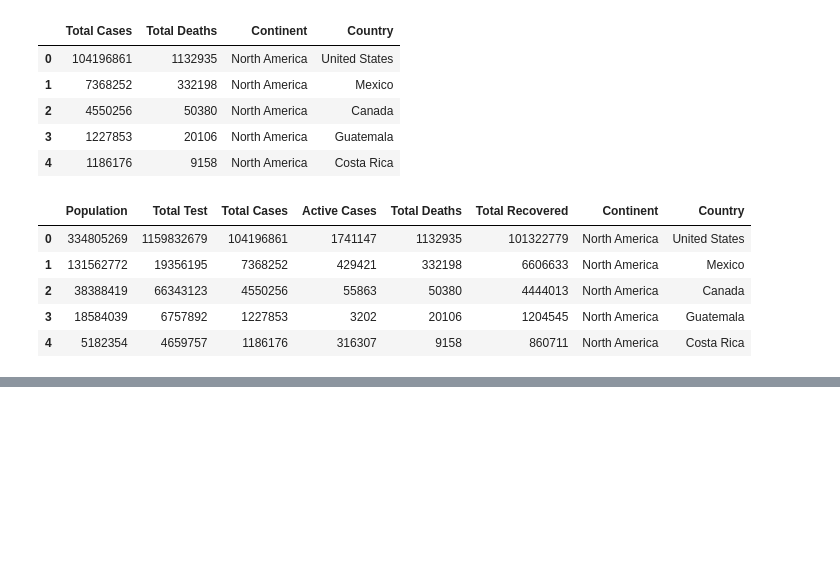
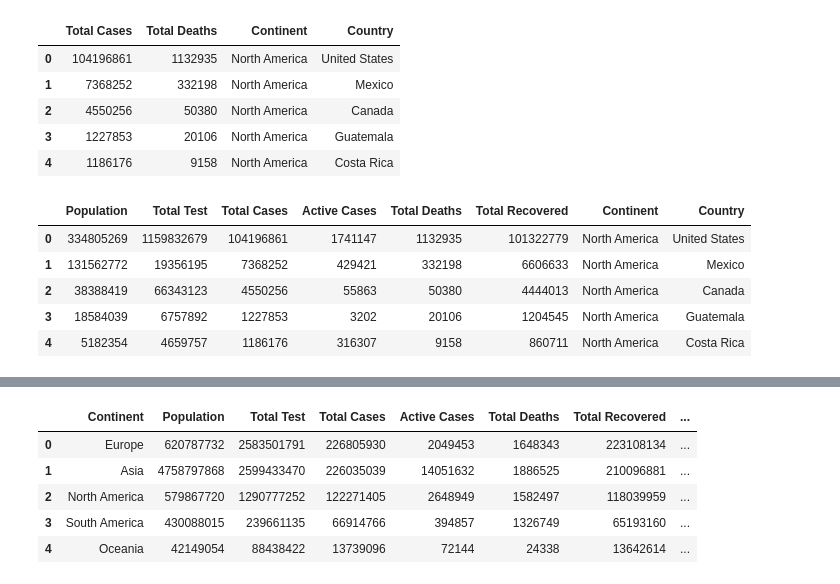
Before and after one commit to BootCamp24/project-3-group-05, a Jupyter notebook: data_engineering_eda/EDA.ipynb, the cells around one changed output, grey strips where cells are left out. Drawn from its saved outputs; the diff is of its cells as text; code cells hidden in the pictures; blank space fills up the shorter version.

```diff
--- a/data_engineering_eda/EDA.ipynb
+++ b/data_engineering_eda/EDA.ipynb
@@ -373,0 +439,17 @@ df_map.head()
+# %%
+df_table['TotalTest_TotalCases_Ratio'] = df_table['Total Test'] / df_table['Total Cases']
+df_table['TotalTest_TotalDeath_Ratio'] = df_table['Total Test'] / df_table['Total Deaths']
+df_table['TotalTest_Population_Ratio'] = df_table['Total Test'] / df_table['Population']
+df_table['TotalCases_Recovered_Ratio'] = df_table['Total Cases'] / df_table['Total Recovered']
+df_table['TotalTest_TotalCases_Ratio'] = df_table['TotalTest_TotalCases_Ratio'].round(2)
+df_table['TotalTest_TotalDeath_Ratio'] = df_table['TotalTest_TotalDeath_Ratio'].round(2)
+df_table['TotalTest_Population_Ratio'] = df_table['TotalTest_Population_Ratio'].round(2)
+df_table['TotalCases_Recovered_Ratio']  =df_table['TotalCases_Recovered_Ratio'] .round(2)
+df_table.head()
+# %% [output]
+|  | Continent | Population | Total Test | Total Cases | Active Cases | Total Deaths | Total Recovered | ... |
+| 0 | Europe | 620787732 | 2583501791 | 226805930 | 2049453 | 1648343 | 223108134 | ... |
+| 1 | Asia | 4758797868 | 2599433470 | 226035039 | 14051632 | 1886525 | 210096881 | ... |
+| 2 | North America | 579867720 | 1290777252 | 122271405 | 2648949 | 1582497 | 118039959 | ... |
+| 3 | South America | 430088015 | 239661135 | 66914766 | 394857 | 1326749 | 65193160 | ... |
+| 4 | Oceania | 42149054 | 88438422 | 13739096 | 72144 | 24338 | 13642614 | ... |
```
Also changed, not shown: parts of 7 cells of this notebook, 6 other files.
